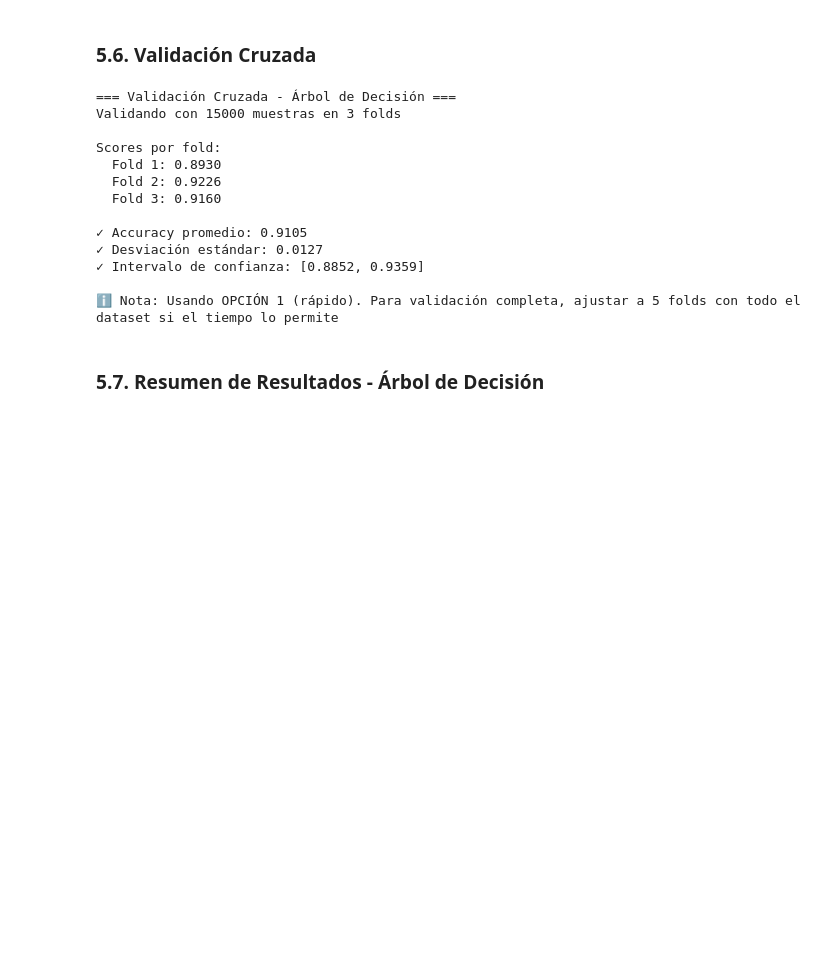
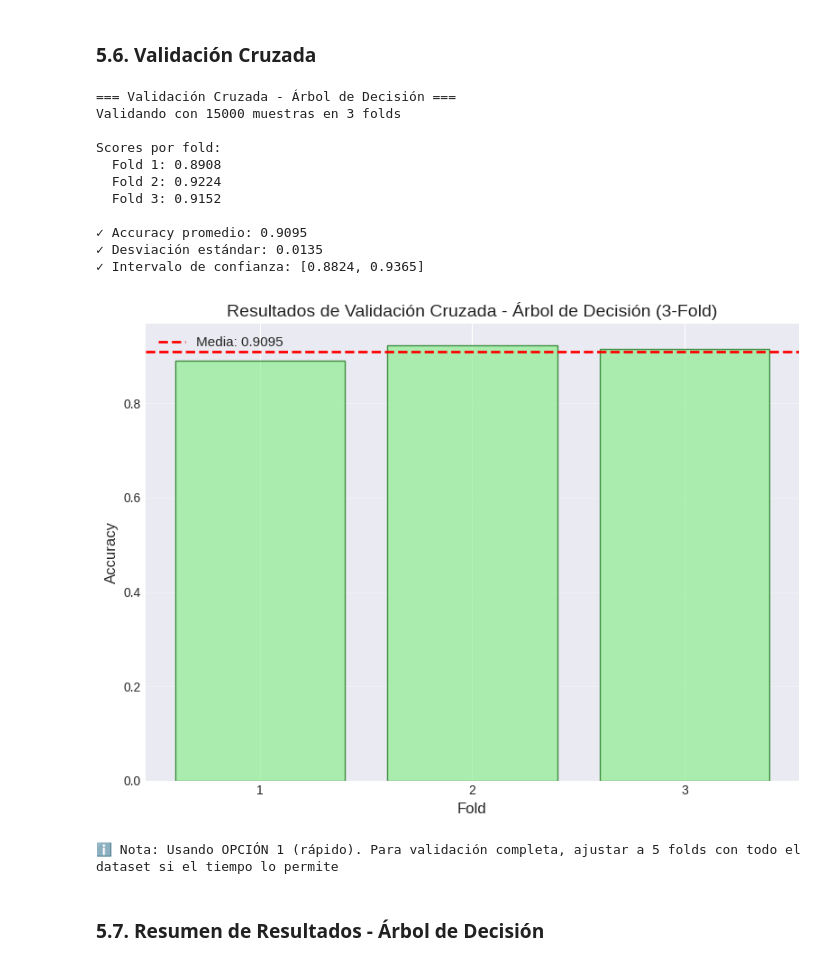
Before and after one commit to Jose-luis-echemendia/Machine-learning-AA, a Jupyter notebook: proyecto-final/main.ipynb, the cells around one changed output. Drawn from its saved outputs; the diff is of its cells as text; code cells hidden in the pictures; blank space fills up the shorter version.

```diff
--- a/proyecto-final/main.ipynb
+++ b/proyecto-final/main.ipynb
@@ -441,17 +441,18 @@ Evaluando K=11... Train: 0.8739, Test: 0.8428
 if 'best_k' in locals():
     print("=== Entrenamiento del Modelo KNN Final ===")
 
-    # OPCIÓN 1: RÁPIDO - Para presentación y pruebas rápidas (comentar si tienes tiempo)
-    print("(Usando subconjunto para demostración rápida)\n")
-    train_subset_size = min(20000, len(X_train_scaled))
+    # ========================================================================
+    # OPCIÓN 1: RÁPIDO - Subconjunto de 50k para no explotar tiempo/memoria
+    # ========================================================================
+    print("(Usando subconjunto de 50,000 muestras para mayor velocidad)\n")
+
+    train_subset_size = min(50000, len(X_train_scaled))
     X_train_subset = X_train_scaled.sample(n=train_subset_size, random_state=42)
     y_train_subset = y_train.loc[X_train_subset.index]
+
     print(f"Entrenando con {train_subset_size} muestras (de {len(X_train_scaled)} disponibles)")
 
-    # Crear el modelo con el mejor K
     knn_final = KNeighborsClassifier(n_neighbors=best_k, n_jobs=-1)
-
-    # Entrenar con subconjunto (RÁPIDO)
     print(f"Entrenando KNN con K={best_k}...", end=' ')
     knn_final.fit(X_train_subset, y_train_subset)
     print("✓")
@@ -460,28 +461,35 @@ if 'best_k' in locals():
     print(f"✓ Características utilizadas: {X_train_subset.shape[1]}")
     print(f"✓ Muestras de entrenamiento: {X_train_subset.shape[0]}")
 
-    # OPCIÓN 2: COMPLETO - Para resultados finales (descomentar para uso real)
+    # ========================================================================
+    # OPCIÓN 2: COMPLETO - Dataset completo para resultados finales (comentada)
+    # ========================================================================
     # print("(Usando conjunto completo de entrenamiento)\n")
+    #
     # knn_final = KNeighborsClassifier(n_neighbors=best_k, n_jobs=-1)
     # print(f"Entrenando KNN con K={best_k} en dataset completo...", end=' ')
     # knn_final.fit(X_train_scaled, y_train)
     # print("✓")
+    #
     # print(f"✓ Modelo KNN entrenado con K={best_k}")
     # print(f"✓ Características utilizadas: {X_train_scaled.shape[1]}")
     # print(f"✓ Muestras de entrenamiento: {X_train_scaled.shape[0]}")
 
-    # Realizar predicciones en conjunto de prueba
+    # ========================================================================
+    # Predicciones
+    # ========================================================================
     print(f"\nRealizando predicciones en conjunto de prueba...", end=' ')
     y_test_pred = knn_final.predict(X_test_scaled)
     print("✓")
 
-    # Predicciones en entrenamiento (comentado por velocidad, descomentar si necesitas)
-    # print(f"Realizando predicciones en conjunto de entrenamiento...", end=' ')
+    # Predicciones en entrenamiento para evaluar overfitting
+    print(f"Realizando predicciones en conjunto de entrenamiento...", end=' ')
+    y_train_pred = knn_final.predict(X_train_subset)
     # y_train_pred = knn_final.predict(X_train_scaled)
-    # print("✓")
+    print("✓")
 
     print(f"\n✓ Predicciones completadas")
-    print(f"ℹ Nota: Usando OPCIÓN 1 (rápido). Para resultados finales, descomentar OPCIÓN 2")
+    print(f"ℹ Nota: Usando OPCIÓN 1 (subconjunto 50k). Para resultados finales, descomentar OPCIÓN 2")
 # %% [output]
 === Entrenamiento del Modelo KNN Final ===
 (Usando subconjunto para demostración rápida)
@@ -884,41 +919,54 @@ if 'dt_final' in locals():
     X_dt_cv = X_train_scaled.sample(n=dt_cv_size, random_state=42)
     y_dt_cv = y_train.loc[X_dt_cv.index]
     print(f"Validando con {dt_cv_size} muestras en 3 folds\n")
 
     dt_cv_model = DecisionTreeClassifier(**dt_best_params, random_state=42)
     dt_cv_scores = cross_val_score(
         dt_cv_model,
         X_dt_cv,
         y_dt_cv,
         cv=3,
         scoring='accuracy',
         n_jobs=-1
     )
 
     print("Scores por fold:")
     for i, score in enumerate(dt_cv_scores, 1):
         print(f"  Fold {i}: {score:.4f}")
 
     print(f"\n✓ Accuracy promedio: {dt_cv_scores.mean():.4f}")
     print(f"✓ Desviación estándar: {dt_cv_scores.std():.4f}")
     print(f"✓ Intervalo de confianza: [{dt_cv_scores.mean() - 2*dt_cv_scores.std():.4f}, {dt_cv_scores.mean() + 2*dt_cv_scores.std():.4f}]")
 
+    # Visualizar resultados de validación cruzada
+    fig, ax = plt.subplots(figsize=(8, 6))
+    ax.bar(range(1, len(dt_cv_scores)+1), dt_cv_scores, color='lightgreen', edgecolor='darkgreen', alpha=0.7)
+    ax.axhline(y=dt_cv_scores.mean(), color='red', linestyle='--', linewidth=2, label=f'Media: {dt_cv_scores.mean():.4f}')
+    ax.set_xlabel('Fold', fontsize=12)
+    ax.set_ylabel('Accuracy', fontsize=12)
+    ax.set_title(f'Resultados de Validación Cruzada - Árbol de Decisión ({len(dt_cv_scores)}-Fold)', fontsize=14)
+    ax.set_xticks(range(1, len(dt_cv_scores)+1))
+    ax.legend(fontsize=11)
+    ax.grid(True, alpha=0.3, axis='y')
+    plt.tight_layout()
+    plt.show()
+
     # Nota para opción completa
     print("\nℹ Nota: Usando OPCIÓN 1 (rápido). Para validación completa, ajustar a 5 folds con todo el dataset si el tiempo lo permite")
 # %% [output]
 === Validación Cruzada - Árbol de Decisión ===
 Validando con 15000 muestras en 3 folds
 
 Scores por fold:
-  Fold 1: 0.8930
-  Fold 2: 0.9226
-  Fold 3: 0.9160
+  Fold 1: 0.8908
+  Fold 2: 0.9224
+  Fold 3: 0.9152
 
-✓ Accuracy promedio: 0.9105
-✓ Desviación estándar: 0.0127
-✓ Intervalo de confianza: [0.8852, 0.9359]
-
-ℹ Nota: Usando OPCIÓN 1 (rápido). Para validación completa, ajustar a 5 folds con todo el dataset si el tiempo lo permite
+✓ Accuracy promedio: 0.9095
+✓ Desviación estándar: 0.0135
+✓ Intervalo de confianza: [0.8824, 0.9365]
+[figure, added]
+ℹ Nota: Usando OPCIÓN 1 (rápido). Para validación completa, ajustar a 5 folds con todo el dataset si el tiempo lo permite
 # %% [markdown]
 ### 5.7. Resumen de Resultados - Árbol de Decisión
 # %%
```
Also changed, not shown: parts of 19 cells of this notebook, 1 other file.
